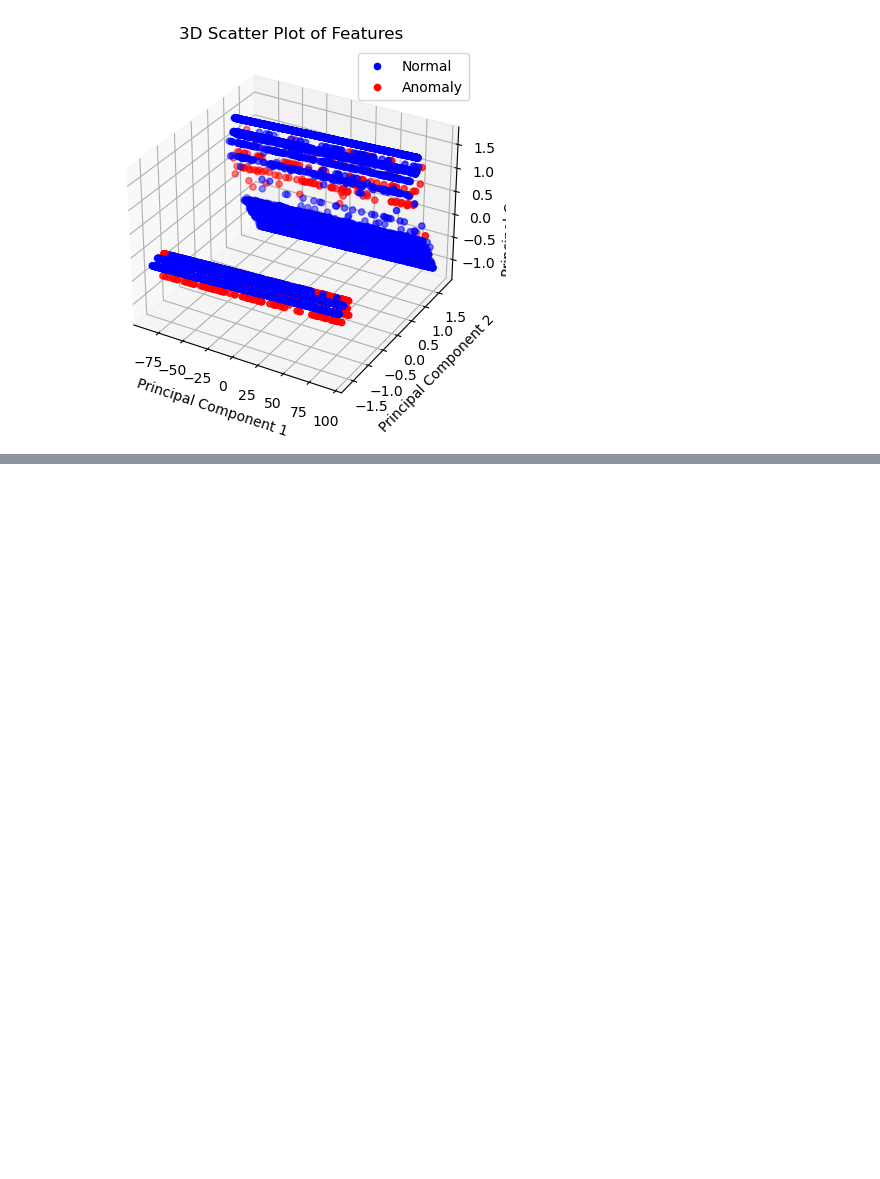
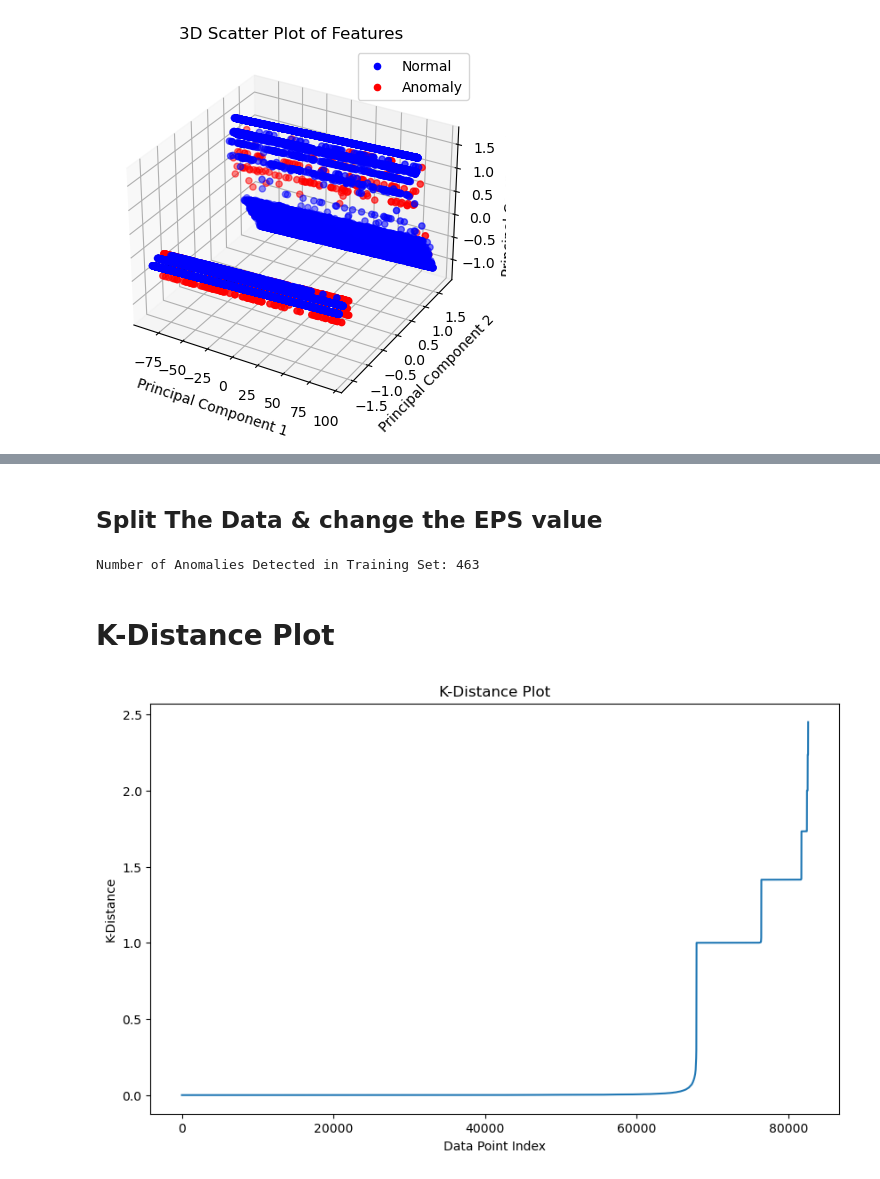
Before and after one commit to ayatallan/Safe-Transaction, a Jupyter notebook: Modeling.ipynb, the cells around one changed output, grey strips where cells are left out. Cells and saved outputs as stored; diff of their text form; code cells hidden in the pictures; blank space fills up the shorter version.

Commit message:
Apply LOF , DBSCAN Algorithms

```diff
--- a/Modeling.ipynb
+++ b/Modeling.ipynb
@@ -380,0 +412,58 @@ print("Error Rate:", error_rate)
+# %% [markdown]
+## Split The Data & change the EPS value
+# %%
+import pandas as pd
+from sklearn.preprocessing import StandardScaler
+from sklearn.cluster import DBSCAN
+import numpy as np
+from sklearn.model_selection import train_test_split
+
+# Select data for clustering
+X = encoded_data
+
+# Split the data into train and test sets
+X_train, X_test = train_test_split(X, test_size=0.2, random_state=42)  # Adjust test_size as needed
+
+# Scale the training data
+scaler = StandardScaler()
+X_train_scaled = scaler.fit_transform(X_train)
+
+# Apply DBSCAN to the training data
+dbscan = DBSCAN(eps=1.2, min_samples=5)  # You can adjust the parameters
+labels_train = dbscan.fit_predict(X_train_scaled)
+
+# Count the number of anomalies (points labeled as -1)
+num_anomalies = np.sum(labels_train == -1)
+
+print("Number of Anomalies Detected in Training Set:", num_anomalies)
+# %% [output]
+Number of Anomalies Detected in Training Set: 463
+# %% [markdown]
+# K-Distance Plot
+# %%
+import numpy as np
+import matplotlib.pyplot as plt
+from sklearn.neighbors import NearestNeighbors
+
+# Select data for clustering
+X = encoded_data
+
+# Calculate k-distances
+min_samples = 5  # Minimum number of samples required to form a dense region
+nn = NearestNeighbors(n_neighbors=min_samples)
+nn.fit(X)
+distances, _ = nn.kneighbors(X)
+k_distances = distances[:, -1]  # Distance to the k-th nearest neighbor
+
+# Sort the distances
+k_distances_sorted = np.sort(k_distances)
+
+# Plot the K-Distance Plot
+plt.figure(figsize=(10, 6))
+plt.plot(np.arange(1, len(k_distances_sorted) + 1), k_distances_sorted)
+plt.xlabel('Data Point Index')
+plt.ylabel('K-Distance')
+plt.title('K-Distance Plot')
+plt.show()
+# %% [output]
+[figure, added]
```
Also changed, not shown: parts of 7 cells of this notebook.
